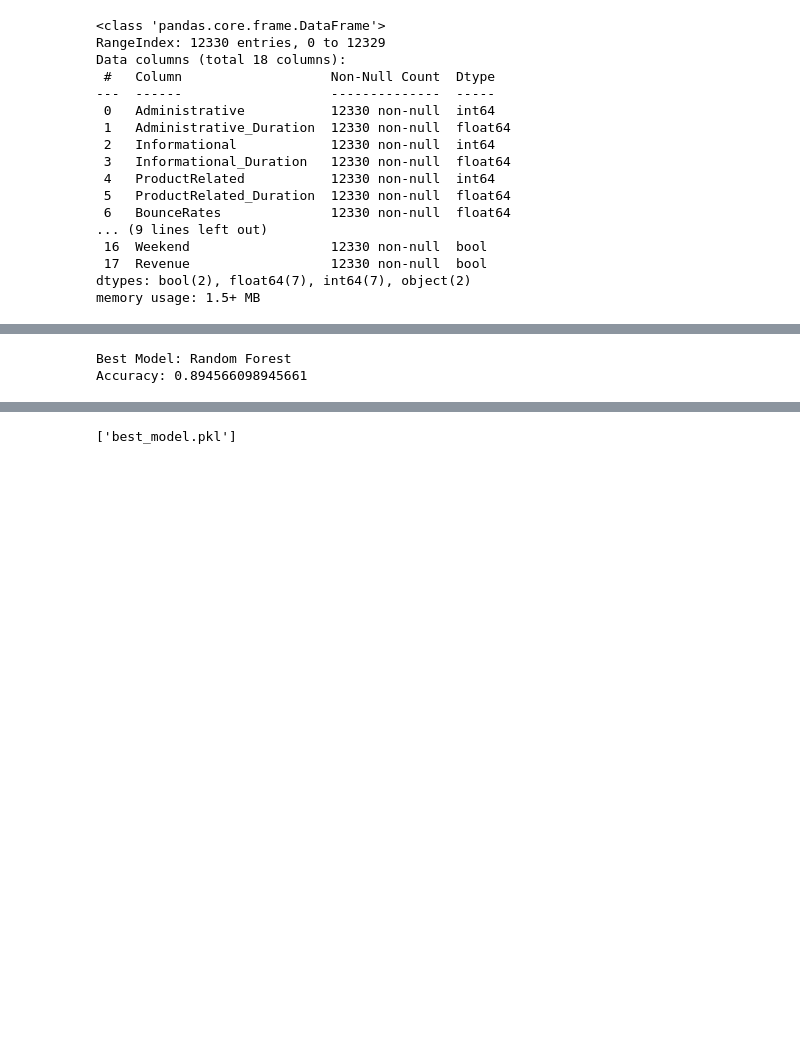
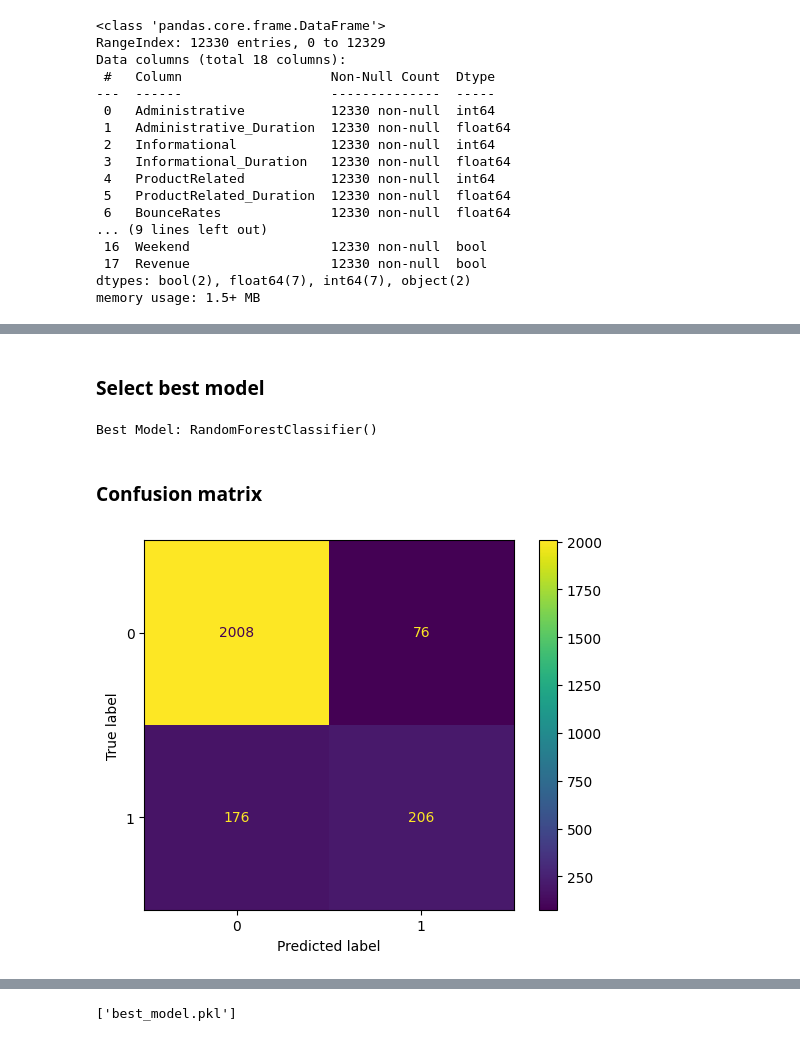
Before and after one commit to maitriishahh/User-Intention-Prediction, a Jupyter notebook: notebooks/analysis.ipynb, the cells around one changed output, grey strips where cells are left out. Saved outputs shown, nothing was run; the diff lists cells and outputs as text; code cells hidden in the pictures; blank space fills up the shorter version.

```diff
--- a/notebooks/analysis.ipynb
+++ b/notebooks/analysis.ipynb
@@ -147,0 +85,5 @@ Random Forest
+# %%
+scaler = StandardScaler()
+
+X_train = scaler.fit_transform(X_train)
+X_test = scaler.transform(X_test)
@@ -186,18 +130,9 @@ random_forest_params = {
 }
 # %%
-best_lr, acc_lr = tune_model(
-    LogisticRegression(max_iter=1000),
-    logistic_params
-)
+best_lr = tune_model(LogisticRegression(max_iter=1000),logistic_params)
 
-best_dt, acc_dt = tune_model(
-    DecisionTreeClassifier(),
-    decision_tree_params
-)
+best_dt = tune_model(DecisionTreeClassifier(),descision_tree_params)
 
-best_rf, acc_rf = tune_model(
-    RandomForestClassifier(),
-    random_forest_params
-)
+best_rf = tune_model(RandomForestClassifier(),random_forest_params)
 # %% [output]
 Fitting 5 folds for each of 4 candidates, totalling 20 fits
@@ -229,14 +155,32 @@ weighted avg       0.89      0.89      0.89      2466
-# %%
-results = {
-    "Logistic Regression": acc_lr,
-    "Decision Tree": acc_dt,
-    "Random Forest": acc_rf
-}
-
-best_model = max(results, key=results.get)
-
-print("Best Model:", best_model)
-print("Accuracy:", results[best_model])
-# %% [output]
-Best Model: Random Forest
-Accuracy: 0.894566098945661
+# %% [markdown]
+### Select best model
+# %%
+models = {
+    'Logistic Regression':best_lr,
+    'Decision Tree': best_dt,
+    'Random Forest': best_rf
+}
+
+best_model = None
+best_score = 0
+
+for name,model in models.items():
+    score = accuracy_score(y_test,model.predict(X_test))
+
+    if score > best_score:
+        best_score = score
+        best_model = model
+print('Best Model:',best_model)
+# %% [output]
+Best Model: RandomForestClassifier()
+# %% [markdown]
+### Confusion matrix
+# %%
+y_pred = best_model.predict(X_test)
+
+cm = confusion_matrix(y_test,y_pred)
+disp = ConfusionMatrixDisplay(confusion_matrix=cm)
+disp.plot()
+plt.show()
+# %% [output]
+[figure, added]
```
Also changed, not shown: parts of 36 cells of this notebook, 1 other file.
